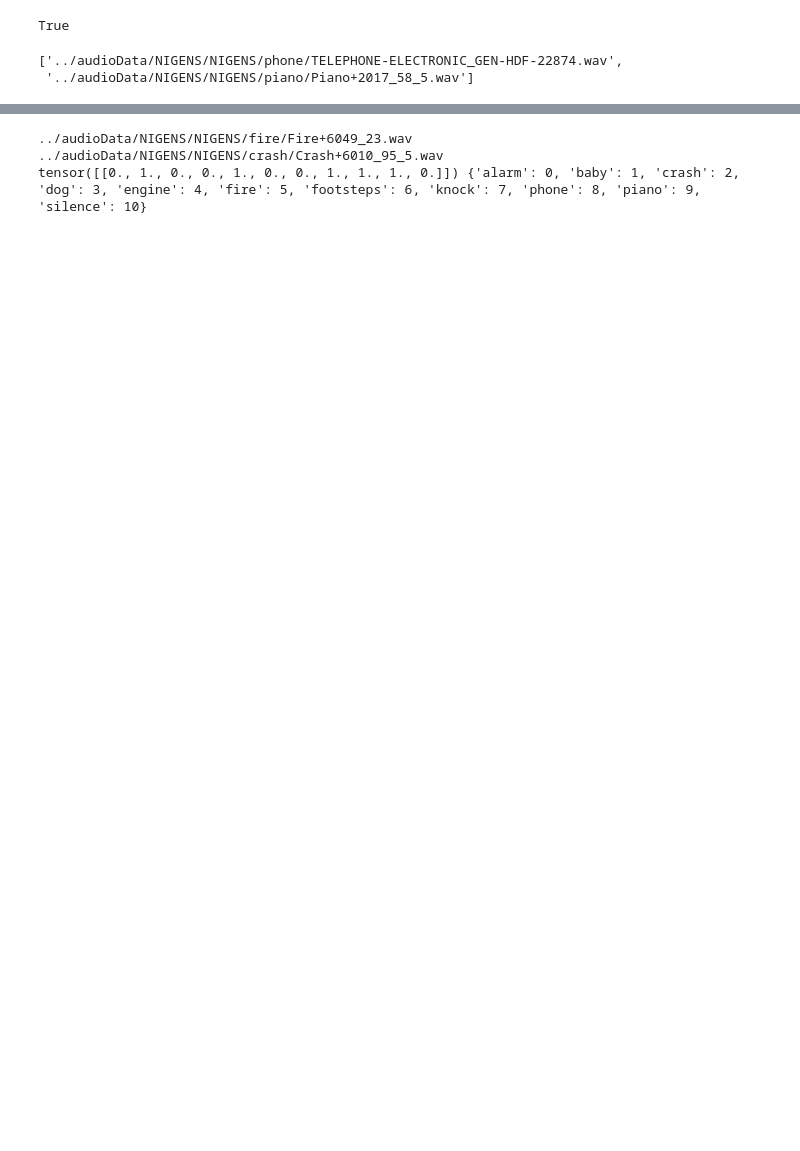
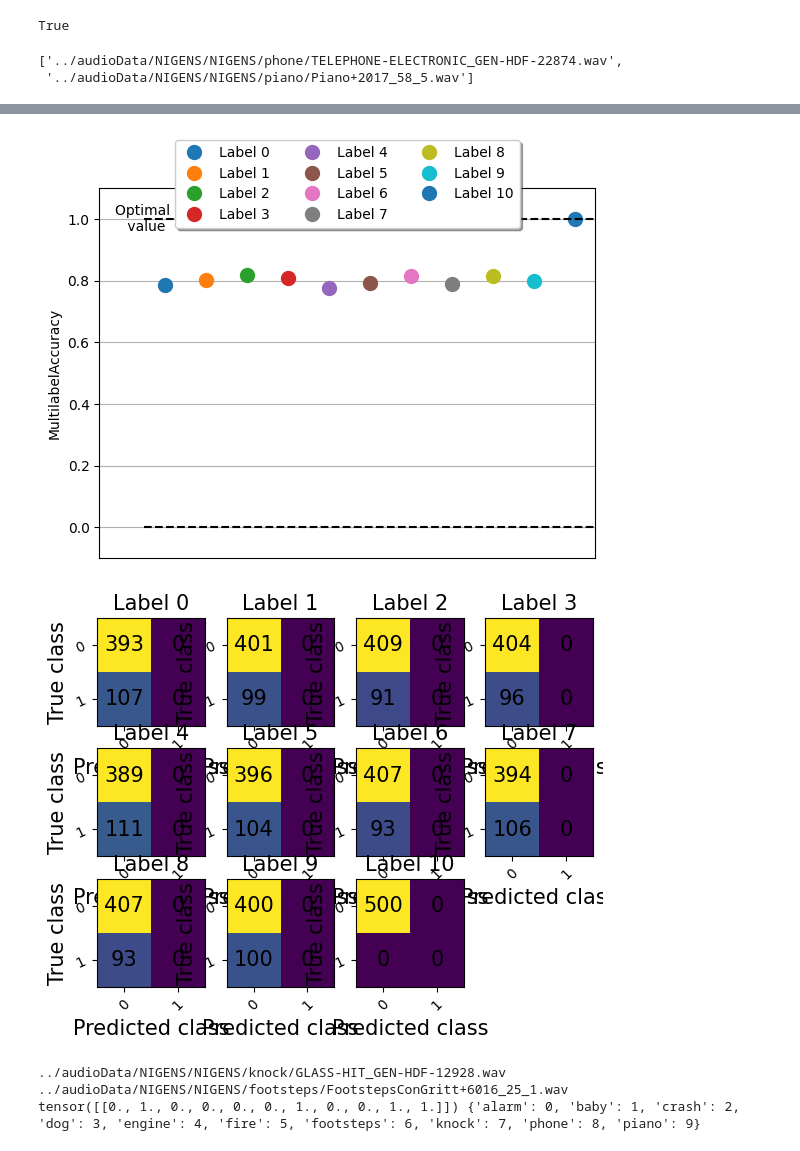
Before and after one commit to darshitttt/spec_based_AE, a Jupyter notebook: decoderTrain.ipynb, the cells around one changed output, grey strips where cells are left out. Drawn from its saved outputs; the diff is of its cells as text; code cells hidden in the pictures; blank space fills up the shorter version.

```diff
--- a/decoderTrain.ipynb
+++ b/decoderTrain.ipynb
@@ -53,5 +53,5 @@ labels_list.sort()
 
 lab_key = [i for i in range(0, len(labels_list))]
 lab_dict = {labels_list[i]:lab_key[i] for i in range(0, len(labels_list))}
-lab_dict['silence'] = 10
+#lab_dict['silence'] = 10
 # %%
@@ -101,4 +101,4 @@ train_dataset = sedDataset(df[0:split])
 test_dataset = sedDataset(df[split:])
 
 train_loader = DataLoader(train_dataset, batch_size=8, shuffle=True)
-test_loader = DataLoader(test_dataset, batch_size=8, shuffle=True)
+test_loader = DataLoader(test_dataset, batch_size=1, shuffle=True)
@@ -144,15 +185,15 @@ tensor([[0.5000, 0.5000, 0.5080, 0.5243, 0.5000, 0.5146, 0.5000, 0.5332, 0.5000,
 sed_classifier = AEDClassifier()
 device = 'cuda:1' if torch.cuda.is_available() else 'cpu'
 
-loss_fn = nn.CrossEntropyLoss().to(device)
-optimizer = optim.Adam(sed_classifier.parameters(), lr=0.001)
+loss_fn = nn.BCEWithLogitsLoss().to(device)
+optimizer = optim.SGD(sed_classifier.parameters(), lr=0.001)
 # %%
 import statistics
 
 sed_classifier = sed_classifier.to(device)
 encoder = encoder.to(device)
 
-epochs = 20
+epochs = 10
 
 for epoch in range(0, epochs):
     loc_list = []
@@ -203,3 +234,31 @@ Epoch [20/20] Loss: [4.831622314453125]
+# %%
+import torchmetrics
+acc_list = []
+sed_classifier = sed_classifier.to('cpu')
+encoder = encoder.to('cpu')
+
+multi_lab_acc = torchmetrics.classification.MultilabelAccuracy(num_labels=len(lab_dict)+1, average=None)
+conf_mat = torchmetrics.classification.MultilabelConfusionMatrix(num_labels=len(lab_dict)+1)
+for data in test_loader:
+
+    sed_classifier.eval()
+    encoder.eval()
+    inpu, labs = data
+
+    with torch.no_grad():
+        repr = encoder.encoder(inpu)
+        out_ = sed_classifier(repr)
+        torch.round(out_)
+    out_ = out_.to('cpu', torch.int)
+    labs = labs.to('cpu', torch.int)
+    multi_lab_acc.update(out_, labs)
+    conf_mat.update(out_, labs)
+
+fig1, ax1 = multi_lab_acc.plot()
+fig2, ax2 = conf_mat.plot()
+# %% [output]
+[figure, added]
+[figure, added]
 # %%
 f1 = random.choice(df['file1'])
 f2 = random.choice(df['file2'])
@@ -217,7 +276,7 @@ sed_classifier.eval()
 with torch.no_grad():
     out = sed_classifier(repres)
 
-print(torch.round(out), lab_dict)
+print(torch.round(torch.sigmoid(out)), lab_dict)
 # %% [output]
-../audioData/NIGENS/NIGENS/fire/Fire+6049_23.wav ../audioData/NIGENS/NIGENS/crash/Crash+6010_95_5.wav
-tensor([[0., 1., 0., 0., 1., 0., 0., 1., 1., 1., 0.]]) {'alarm': 0, 'baby': 1, 'crash': 2, 'dog': 3, 'engine': 4, 'fire': 5, 'footsteps': 6, 'knock': 7, 'phone': 8, 'piano': 9, 'silence': 10}
+../audioData/NIGENS/NIGENS/knock/GLASS-HIT_GEN-HDF-12928.wav ../audioData/NIGENS/NIGENS/footsteps/FootstepsConGritt+6016_25_1.wav
+tensor([[0., 1., 0., 0., 0., 0., 1., 0., 0., 1., 1.]]) {'alarm': 0, 'baby': 1, 'crash': 2, 'dog': 3, 'engine': 4, 'fire': 5, 'footsteps': 6, 'knock': 7, 'phone': 8, 'piano': 9}
```
Also changed, not shown: parts of 7 cells of this notebook, 3 other files.
